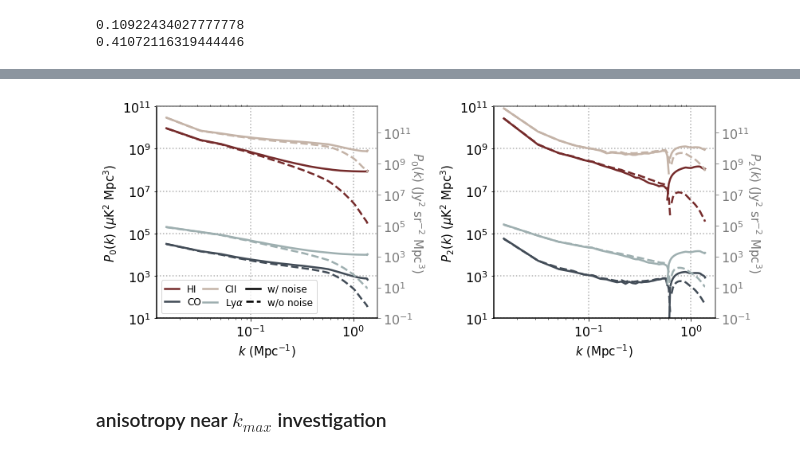
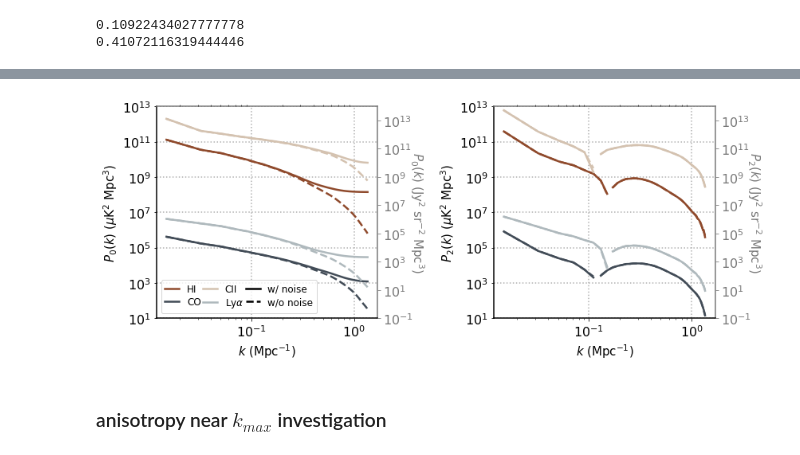
Before and after one commit to kokron/skyLine, a Jupyter notebook: notebooks/main_results_pop_and_stats.ipynb, the cells around one changed output, grey strips where cells are left out. Cells and saved outputs as stored; diff of their text form; code cells hidden in the pictures.

```diff
--- a/notebooks/main_results_pop_and_stats.ipynb
+++ b/notebooks/main_results_pop_and_stats.ipynb
@@ -863,5 +731,3 @@ CO_map=np.asarray(LC_CO.obs_3d_map)
 /home/gsatopo1/data-mkamion1/MDPL2-UM-squareLC/lightcone_MDPL2UM_187.fits
 /home/gsatopo1/data-mkamion1/MDPL2-UM-squareLC/lightcone_MDPL2UM_188.fits
 The target line requires z_max = 3.567 instead of the nominal 3.500
-# %%
-LC_CO.update(kmax=3*u.Mpc**-1, spectral_supersample=2,dk=0.01*u.Mpc**-1)
@@ -1133,20 +974,20 @@ PkHI_2_nonoise = PkHI_2_nonoise*(u.uK**2*LC_CO.Mpch**3).to(u.uK**2*u.Mpc**3)
 # %%
 kCO_noise, PkCO_0_noise, PkCO_2_noise = np.load('../../PkCO_noise_T.npy')
-kCO_noise = kCO_noise*(1/LC_CO.Mpch).to(1/u.Mpc)
-PkCO_0_noise = PkCO_0_noise*(u.uK**2*LC_CO.Mpch**3).to(u.uK**2*u.Mpc**3)
-PkCO_2_noise = PkCO_2_noise*(u.uK**2*LC_CO.Mpch**3).to(u.uK**2*u.Mpc**3)
+kCO_noise = kCO_noise[:68]*(1/LC_CO.Mpch).to(1/u.Mpc)
+PkCO_0_noise = PkCO_0_noise[:68]*(u.uK**2*LC_CO.Mpch**3).to(u.uK**2*u.Mpc**3)
+PkCO_2_noise = PkCO_2_noise[:68]*(u.uK**2*LC_CO.Mpch**3).to(u.uK**2*u.Mpc**3)
 
 kCII_noise, PkCII_0_noise, PkCII_2_noise = np.load('../../PkCII_noise_I.npy')
-kCII_noise = kCII_noise*(1/LC_CO.Mpch).to(1/u.Mpc)
-PkCII_0_noise = PkCII_0_noise*((u.Jy/u.sr)**2*LC_CO.Mpch**3).to((u.Jy/u.sr)**2*u.Mpc**3)
-PkCII_2_noise = PkCII_2_noise*((u.Jy/u.sr)**2*LC_CO.Mpch**3).to((u.Jy/u.sr)**2*u.Mpc**3)
+kCII_noise = kCII_noise[:68]*(1/LC_CO.Mpch).to(1/u.Mpc)
+PkCII_0_noise = PkCII_0_noise[:68]*((u.Jy/u.sr)**2*LC_CO.Mpch**3).to((u.Jy/u.sr)**2*u.Mpc**3)
+PkCII_2_noise = PkCII_2_noise[:68]*((u.Jy/u.sr)**2*LC_CO.Mpch**3).to((u.Jy/u.sr)**2*u.Mpc**3)
 
 kLya_noise, PkLya_0_noise, PkLya_2_noise = np.load('../../PkLya_noise_I.npy')
-kLya_noise = kLya_noise*(1/LC_CO.Mpch).to(1/u.Mpc)
-PkLya_0_noise = PkLya_0_noise*((u.Jy/u.sr)**2*LC_CO.Mpch**3).to((u.Jy/u.sr)**2*u.Mpc**3)
-PkLya_2_noise = PkLya_2_noise*((u.Jy/u.sr)**2*LC_CO.Mpch**3).to((u.Jy/u.sr)**2*u.Mpc**3)
+kLya_noise = kLya_noise[:68]*(1/LC_CO.Mpch).to(1/u.Mpc)
+PkLya_0_noise = PkLya_0_noise[:68]*((u.Jy/u.sr)**2*LC_CO.Mpch**3).to((u.Jy/u.sr)**2*u.Mpc**3)
+PkLya_2_noise = PkLya_2_noise[:68]*((u.Jy/u.sr)**2*LC_CO.Mpch**3).to((u.Jy/u.sr)**2*u.Mpc**3)
 
 kHI_noise, PkHI_0_noise, PkHI_2_noise = np.load('../../PkHI_noise_T.npy')
-kHI_noise = kHI_noise*(1/LC_CO.Mpch).to(1/u.Mpc)
-PkHI_0_noise = PkHI_0_noise*(u.uK**2*LC_CO.Mpch**3).to(u.uK**2*u.Mpc**3)
-PkHI_2_noise = PkHI_2_noise*(u.uK**2*LC_CO.Mpch**3).to(u.uK**2*u.Mpc**3)
+kHI_noise = kHI_noise[:68]*(1/LC_CO.Mpch).to(1/u.Mpc)
+PkHI_0_noise = PkHI_0_noise[:68]*(u.uK**2*LC_CO.Mpch**3).to(u.uK**2*u.Mpc**3)
+PkHI_2_noise = PkHI_2_noise[:68]*(u.uK**2*LC_CO.Mpch**3).to(u.uK**2*u.Mpc**3)
@@ -1156,9 +995,9 @@ np.pi * np.sqrt( (Nx / Lx)**2 + (Ny/Lz)**2 + (Nz/Lz)**2)
 from matplotlib.lines import Line2D
 
 dark_blue='#424c57'
-dark_red='#752b2b'
-light_red='#c4b3a7'
-light_blue='#9eafb0'
+dark_red='#8f4a2c'
+light_blue='#afb9bd'
+light_red='#d4c2b0'
 grey='#787878'
 
 fig=plt.figure(figsize=(12,5))
@@ -1171,7 +1010,7 @@ ax00.loglog(kHI_noise, PkHI_0_noise, color=dark_red)
 ax00.loglog(kHI_nonoise, PkHI_0_nonoise, '--', color=dark_red)
 ax00.set_xlabel("$k$ (Mpc$^{-1})$", fontsize = 15)
 ax00.set_ylabel("$P_0 (k)$ ($\mu$K$^2$ Mpc$^3$)", fontsize=15)
-ax00.set_ylim(1e1,1e11)
+ax00.set_ylim(1e1,1e13)
 
 ax01.xaxis.tick_top()
 ax01.yaxis.tick_right()
@@ -1180,7 +1019,7 @@ ax01.loglog(kLya_nonoise, PkLya_0_nonoise, '--', color=light_blue)
 ax01.loglog(kCII_noise, PkCII_0_noise, color=light_red)
 ax01.loglog(kCII_nonoise, PkCII_0_nonoise, '--', color=light_red)
 ax01.set_ylabel("$P_0 (k)$ (Jy$^2$ sr$^{-2}$ Mpc$^3$)",color=grey, fontsize=15, rotation=270, labelpad=15)
-ax01.set_ylim(1e-1, 5e12)
+ax01.set_ylim(1e-1, 1e14)
 
 ax01.yaxis.label.set_color(grey)
 ax01.yaxis.set_label_position('right')
@@ -1216,38 +1055,38 @@ ax10.loglog(kHI_noise[PkHI_2_nonoise<0], abs(PkHI_2_nonoise[PkHI_2_nonoise<0]),
 
 ax10.set_xlabel("$k$ (Mpc$^{-1})$", fontsize = 15)
 ax10.set_ylabel("$P_2 (k)$ ($\mu$K$^2$ Mpc$^3$)", fontsize=15)
-ax10.set_ylim(1e1,1e11)
+ax10.set_ylim(1e1,1e13)
 
 ax11.xaxis.tick_top()
 ax11.yaxis.tick_right()
 
 ax11.loglog(kLya_noise[PkLya_2_noise>=0], PkLya_2_noise[PkLya_2_noise>=0], color=light_blue)
 ax11.loglog(kLya_noise[PkLya_2_noise<0], abs(PkLya_2_noise[PkLya_2_noise<0]), color=light_blue)
 ax11.loglog(kLya_noise[PkLya_2_nonoise>=0], PkLya_2_nonoise[PkLya_2_nonoise>=0], '--', color=light_blue)
 ax11.loglog(kLya_noise[PkLya_2_nonoise<0], abs(PkLya_2_nonoise[PkLya_2_nonoise<0]), '--', color=light_blue)
 ax11.loglog(kCII_noise[PkCII_2_noise>=0], PkCII_2_noise[PkCII_2_noise>=0], color=light_red)
 ax11.loglog(kCII_noise[PkCII_2_noise<0], abs(PkCII_2_noise[PkCII_2_noise<0]), color=light_red)
 ax11.loglog(kCII_noise[PkCII_2_nonoise>=0], PkCII_2_nonoise[PkCII_2_nonoise>=0], '--', color=light_red)
 ax11.loglog(kCII_noise[PkCII_2_nonoise<0], abs(PkCII_2_nonoise[PkCII_2_nonoise<0]), '--', color=light_red)
 
 ax11.set_ylabel("$P_2 (k)$ (Jy$^2$ sr$^{-2}$ Mpc$^3$)",color=grey, fontsize=15, rotation=270, labelpad=15)
-ax11.set_ylim(1e-1, 5e12)
+ax11.set_ylim(1e-1, 1e14)
 
 ax11.yaxis.label.set_color(grey)
 ax11.yaxis.set_label_position('right')
 ax11.tick_params(axis='y', colors=grey)
 ax11.axes.get_xaxis().set_ticks([])
 ax11.tick_params(axis='x', colors=grey)
 ax11.spines['top'].set_edgecolor(grey)
 ax10.spines['right'].set_edgecolor(grey)
 ax10.spines['top'].set_edgecolor(grey)
 
 ax10.grid(linestyle='dotted', linewidth=1.5)
 
 plt.tight_layout()
-#plt.savefig('Pk_fid.pdf', bbox_inches='tight', dpi=300)
+plt.savefig('../../Pk_fid.pdf', bbox_inches='tight', dpi=300)
 # %% [output]
-[figure, old version]
+[figure, new version]
 # %% [markdown]
 ### anisotropy near $k_{max}$ investigation
 # %%
```
Also changed, not shown: parts of 34 cells of this notebook, 1 other file.
